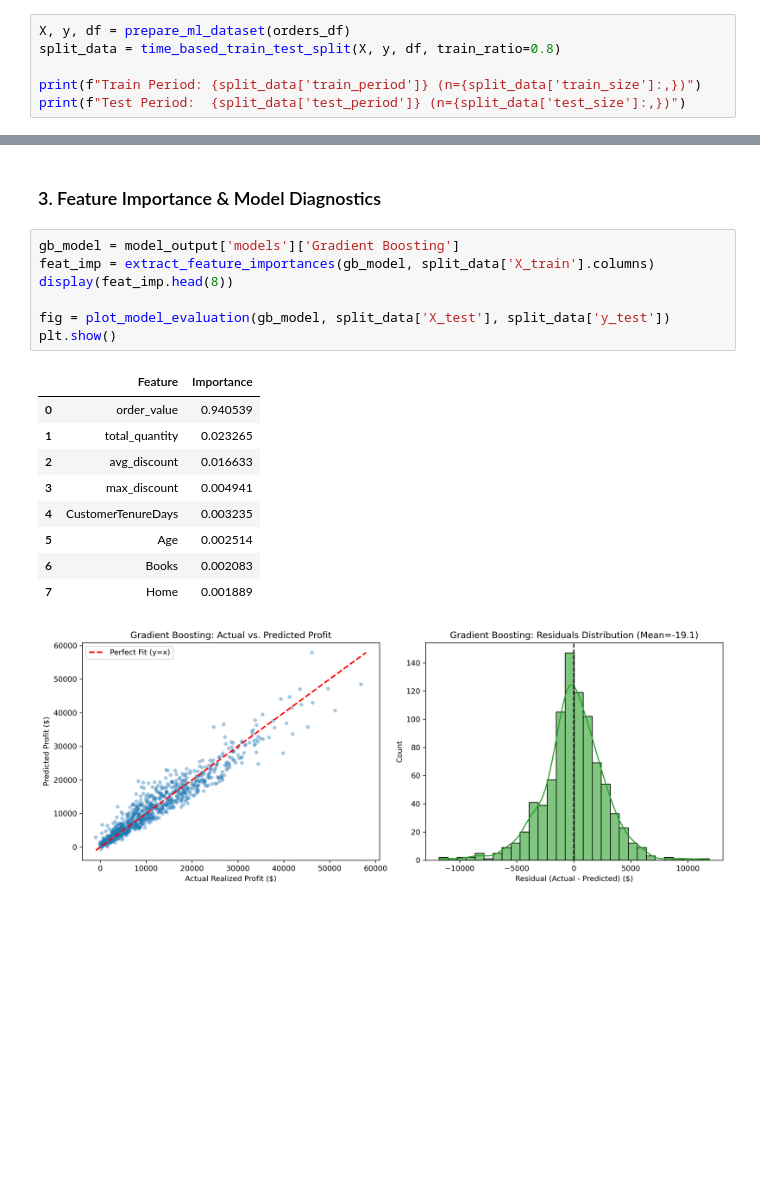
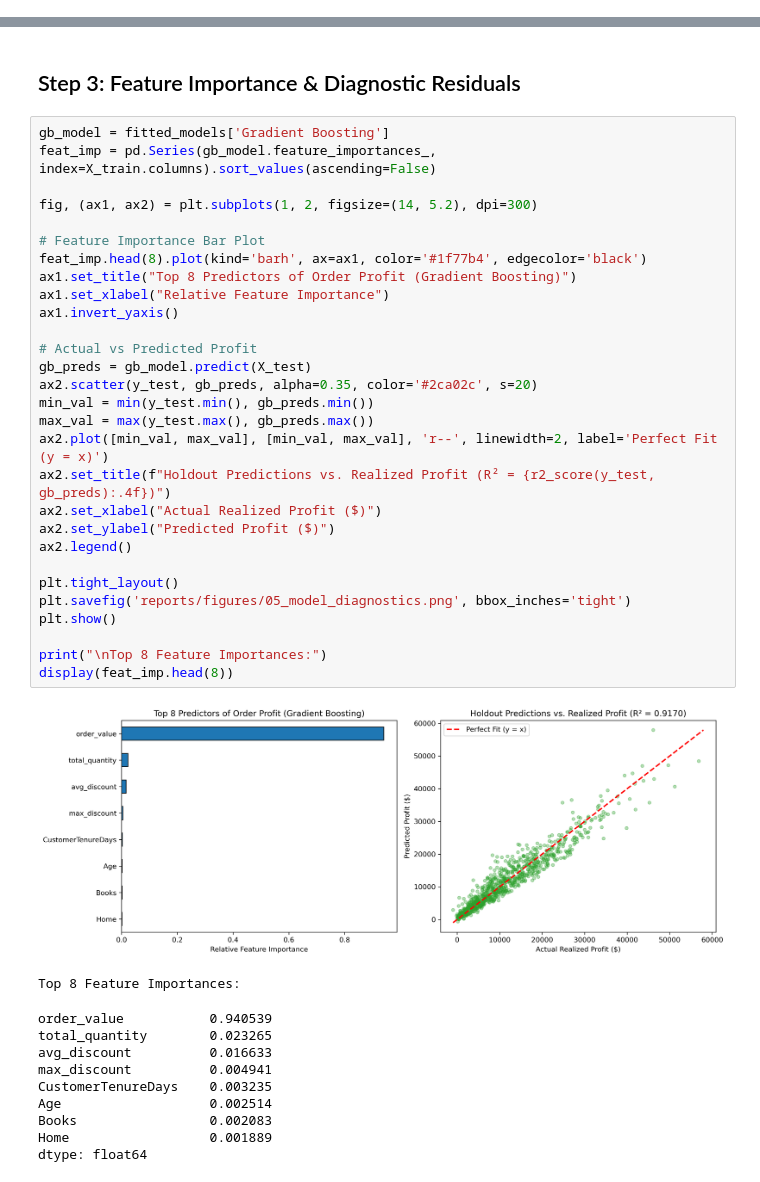
Before and after one commit to pratikadamas/E-commerce-data-analysis, a Jupyter notebook: notebooks/04_profit_prediction.ipynb, the cells around one changed output, grey strips where cells are left out. Drawn from its saved outputs; the diff is of its cells as text; blank space fills up the shorter version.

```diff
--- a/notebooks/04_profit_prediction.ipynb
+++ b/notebooks/04_profit_prediction.ipynb
@@ -24,6 +36,0 @@ orders_df['OrderDate'] = pd.to_datetime(orders_df['OrderDate'])
-# %%
-X, y, df = prepare_ml_dataset(orders_df)
-split_data = time_based_train_test_split(X, y, df, train_ratio=0.8)
-
-print(f"Train Period: {split_data['train_period']} (n={split_data['train_size']:,})")
-print(f"Test Period:  {split_data['test_period']} (n={split_data['test_size']:,})")
@@ -56,20 +124,43 @@ display(eval_df)
 # %% [markdown]
-### 3. Feature Importance & Model Diagnostics
+## Step 3: Feature Importance & Diagnostic Residuals
-# %%
-gb_model = model_output['models']['Gradient Boosting']
-feat_imp = extract_feature_importances(gb_model, split_data['X_train'].columns)
-display(feat_imp.head(8))
-
-fig = plot_model_evaluation(gb_model, split_data['X_test'], split_data['y_test'])
-plt.show()
-# %% [output]
-|  | Feature | Importance |
-| 0 | order_value | 0.940539 |
-| 1 | total_quantity | 0.023265 |
-| 2 | avg_discount | 0.016633 |
-| 3 | max_discount | 0.004941 |
-| 4 | CustomerTenureDays | 0.003235 |
-| 5 | Age | 0.002514 |
-| 6 | Books | 0.002083 |
-| 7 | Home | 0.001889 |
-[figure, removed]
+# %%
+gb_model = fitted_models['Gradient Boosting']
+feat_imp = pd.Series(gb_model.feature_importances_, index=X_train.columns).sort_values(ascending=False)
+
+fig, (ax1, ax2) = plt.subplots(1, 2, figsize=(14, 5.2), dpi=300)
+
+# Feature Importance Bar Plot
+feat_imp.head(8).plot(kind='barh', ax=ax1, color='#1f77b4', edgecolor='black')
+ax1.set_title("Top 8 Predictors of Order Profit (Gradient Boosting)")
+ax1.set_xlabel("Relative Feature Importance")
+ax1.invert_yaxis()
+
+# Actual vs Predicted Profit
+gb_preds = gb_model.predict(X_test)
+ax2.scatter(y_test, gb_preds, alpha=0.35, color='#2ca02c', s=20)
+min_val = min(y_test.min(), gb_preds.min())
+max_val = max(y_test.max(), gb_preds.max())
+ax2.plot([min_val, max_val], [min_val, max_val], 'r--', linewidth=2, label='Perfect Fit (y = x)')
+ax2.set_title(f"Holdout Predictions vs. Realized Profit (R² = {r2_score(y_test, gb_preds):.4f})")
+ax2.set_xlabel("Actual Realized Profit ($)")
+ax2.set_ylabel("Predicted Profit ($)")
+ax2.legend()
+
+plt.tight_layout()
+plt.savefig('reports/figures/05_model_diagnostics.png', bbox_inches='tight')
+plt.show()
+
+print("\nTop 8 Feature Importances:")
+display(feat_imp.head(8))
+# %% [output]
+[figure, added]
+Top 8 Feature Importances:
+order_value           0.940539
+total_quantity        0.023265
+avg_discount          0.016633
+max_discount          0.004941
+CustomerTenureDays    0.003235
+Age                   0.002514
+Books                 0.002083
+Home                  0.001889
+dtype: float64
```
Also changed, not shown: parts of 9 cells of this notebook, 16 other files.
